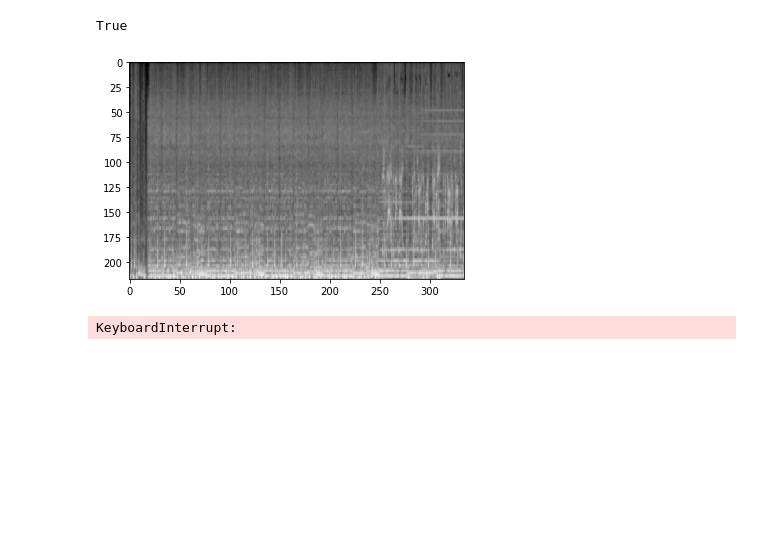
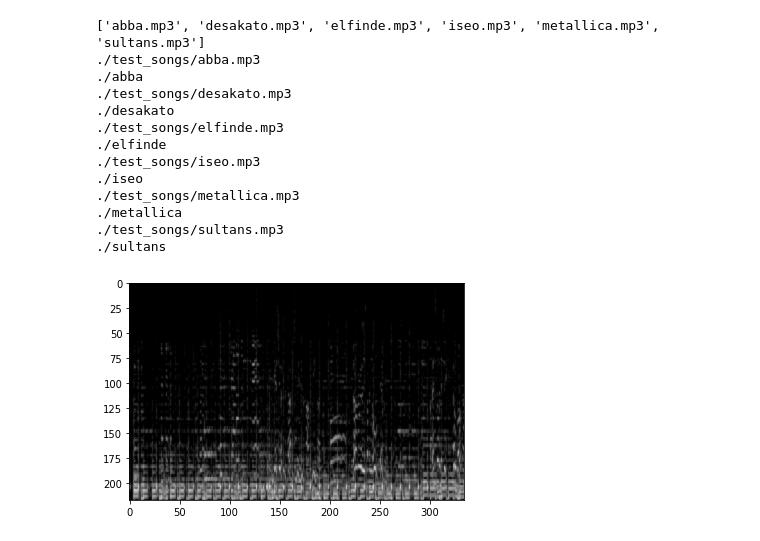
Before and after one commit to GuillermoOvejeroSanchez/Music_Genre_Classifier, a Jupyter notebook: Generador de Imagenes.ipynb, the cells around one changed output. Saved outputs shown, nothing was run; the diff lists cells and outputs as text; code cells hidden in the pictures; blank space fills up the shorter version.

Commit message:
sacar imagencitas

```diff
--- a/Generador de Imagenes.ipynb
+++ b/Generador de Imagenes.ipynb
@@ -46,31 +46,55 @@ def ensure_dir(file_path):
     if not os.path.exists(directory):
         os.makedirs(directory)
 # %%
-file = 'test_songs/desakato.mp3'
-directory = './desakato'
-n_mels = 128
-hop_length = 512
-n_fft = 2048
+DIR = './test_songs/'
+file = 'desakato.mp3'
 
-file_location = file
-y, sr = librosa.load(file_location, duration=30.0)
-song,_ = librosa.effects.trim(y)
+def save_img(file):
+    image_name = './' + (file.split('/')[2][:-4])
+    print(image_name)
+    n_mels = 128
+    hop_length = 512
+    n_fft = 2048
 
-S = librosa.feature.melspectrogram(song, sr=sr, n_fft=n_fft, hop_length=hop_length, n_mels=n_mels)
-S_DB = librosa.power_to_db(S, ref=np.max)
-#S_DB[S_DB < -40] = -40
-plt.figure(figsize=(432/80, 288/80), dpi=80)
-disp = librosa.display.specshow(S_DB, sr=sr, hop_length=hop_length, x_axis='time', y_axis='mel');
-plt.axis('off')
-plt.savefig(directory)
-plt.close()
+    file_location = file
+    y, sr = librosa.load(file_location, duration=30.0)
+    song,_ = librosa.effects.trim(y)
 
-img = cv2.imread(directory+'.png',0)
-plt.imshow(crop_borders(img), interpolation = 'bicubic', cmap='gray')
-cv2.imwrite(directory+'.png', crop_borders(img))
+    S = librosa.feature.melspectrogram(song, sr=sr, n_fft=n_fft, hop_length=hop_length, n_mels=n_mels)
+    S_DB = librosa.power_to_db(S, ref=np.max)
+    S_DB[S_DB < -40] = -40
+    plt.figure(figsize=(432/80, 288/80), dpi=80)
+    disp = librosa.display.specshow(S_DB, sr=sr, hop_length=hop_length, x_axis='time', y_axis='mel');
+    plt.axis('off')
+    plt.savefig('./test_songs/images/'+image_name)
+    plt.close()
+
+    img = cv2.imread('./test_songs/images/'+image_name+'.png',0)
+    plt.imshow(crop_borders(img), interpolation = 'bicubic', cmap='gray')
+    cv2.imwrite('./test_songs/images/'+image_name+'.png', crop_borders(img))
-# %% [output]
-True
-[figure, removed]
+# %%
+files = os.listdir('./test_songs')
+songs = [ img for img in files if img.split('.')[-1] == 'mp3']
+print(songs)
+
+for song in songs:
+    print(DIR + song)
+    save_img(DIR + song)
+# %% [output]
+['abba.mp3', 'desakato.mp3', 'elfinde.mp3', 'iseo.mp3', 'metallica.mp3', 'sultans.mp3']
+./test_songs/abba.mp3
+./abba
+./test_songs/desakato.mp3
+./desakato
+./test_songs/elfinde.mp3
+./elfinde
+./test_songs/iseo.mp3
+./iseo
+./test_songs/metallica.mp3
+./metallica
+./test_songs/sultans.mp3
+./sultans
+[figure, added]
 # %%
 IMG = './data/images_original'
 MUSIC = './data/genres_original'
@@ -87,8 +111,6 @@ for root, dirs, files in os.walk(MUSIC):
 
             output = DIR + genre + '/' + target
 
-            ensure_dir(output)
-            save_mel(filename, output)
-            cut_n_save(output)
+            #ensure_dir(output)
+            #save_mel(filename, output)
+            #cut_n_save(output)
-# %% [output]
-KeyboardInterrupt:
```
Also changed, not shown: 8 other files.
